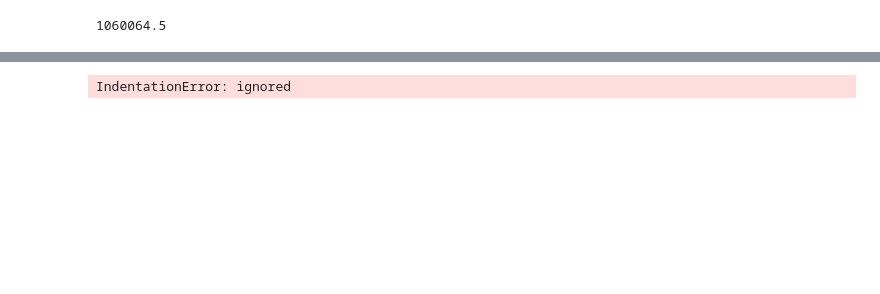
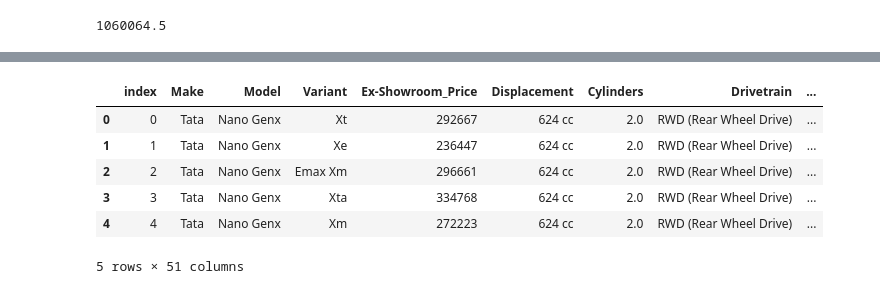
Before and after one commit to Raghav030/engage_data_analysis, a Jupyter notebook: data_analysis1.ipynb, the cells around one changed output, grey strips where cells are left out. Cells and saved outputs as stored; diff of their text form; code cells hidden in the pictures; blank space fills up the shorter version.

```diff
--- a/data_analysis1.ipynb
+++ b/data_analysis1.ipynb
@@ -196,29 +204,35 @@ Electric_Range:0
 # %%
-City_Mileagear = []
+#City_Mileagear = []
 
 # for var in data['ARAI_Certified_Mileage'] :
- res=float(var.replace' km/litre','')
+# res=float(var.replace' km/litre','')
   #ls=var.split(' ').pop()
   #var=[float(var) for value in var.split(' km/litre')]
   #print(var)
   # var = var.split(' ')[-1]
   #ls = var.split(' ').pop()
   # print(ls)
   #var = ''
   #for i in range(len(ls)):
    # var = var + ls[i]
   # print(var)
- for
-  City_Mileagear.append(res)
-print(City_Mileagear)
-for i in range(len(data['ARAI_Certified_Mileage'])):
-  data['ARAI_Certified_Mileage'][i] = float(Showroom_Price[i])
+# for
+#  City_Mileagear.append(res)
+#print(City_Mileagear)
+#for i in range(len(data['ARAI_Certified_Mileage'])):
+#  data['ARAI_Certified_Mileage'][i] = float(Showroom_Price[i])
 
 
 
 data.head()
 # %% [output]
+|  | index | Make | Model | Variant | Ex-Showroom_Price | Displacement | Cylinders | Drivetrain | ... |
+| 0 | 0 | Tata | Nano Genx | Xt | 292667 | 624 cc | 2.0 | RWD (Rear Wheel Drive) | ... |
+| 1 | 1 | Tata | Nano Genx | Xe | 236447 | 624 cc | 2.0 | RWD (Rear Wheel Drive) | ... |
+| 2 | 2 | Tata | Nano Genx | Emax Xm | 296661 | 624 cc | 2.0 | RWD (Rear Wheel Drive) | ... |
+| 3 | 3 | Tata | Nano Genx | Xta | 334768 | 624 cc | 2.0 | RWD (Rear Wheel Drive) | ... |
+| 4 | 4 | Tata | Nano Genx | Xm | 272223 | 624 cc | 2.0 | RWD (Rear Wheel Drive) | ... |
-IndentationError: ignored
+5 rows × 51 columns
 # %%
 import seaborn as sns
 
```
Also changed, not shown: parts of 26 cells of this notebook.
